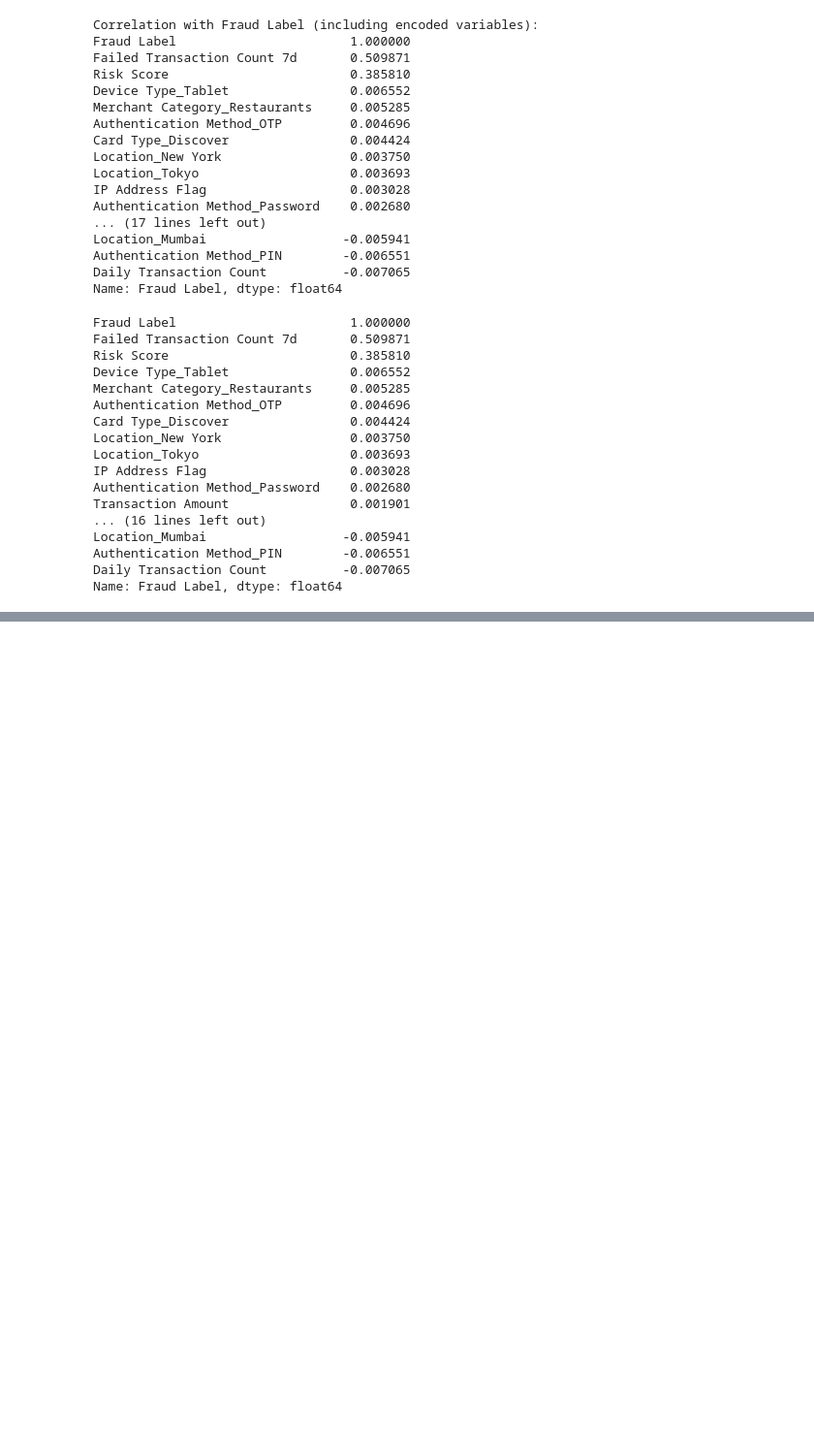
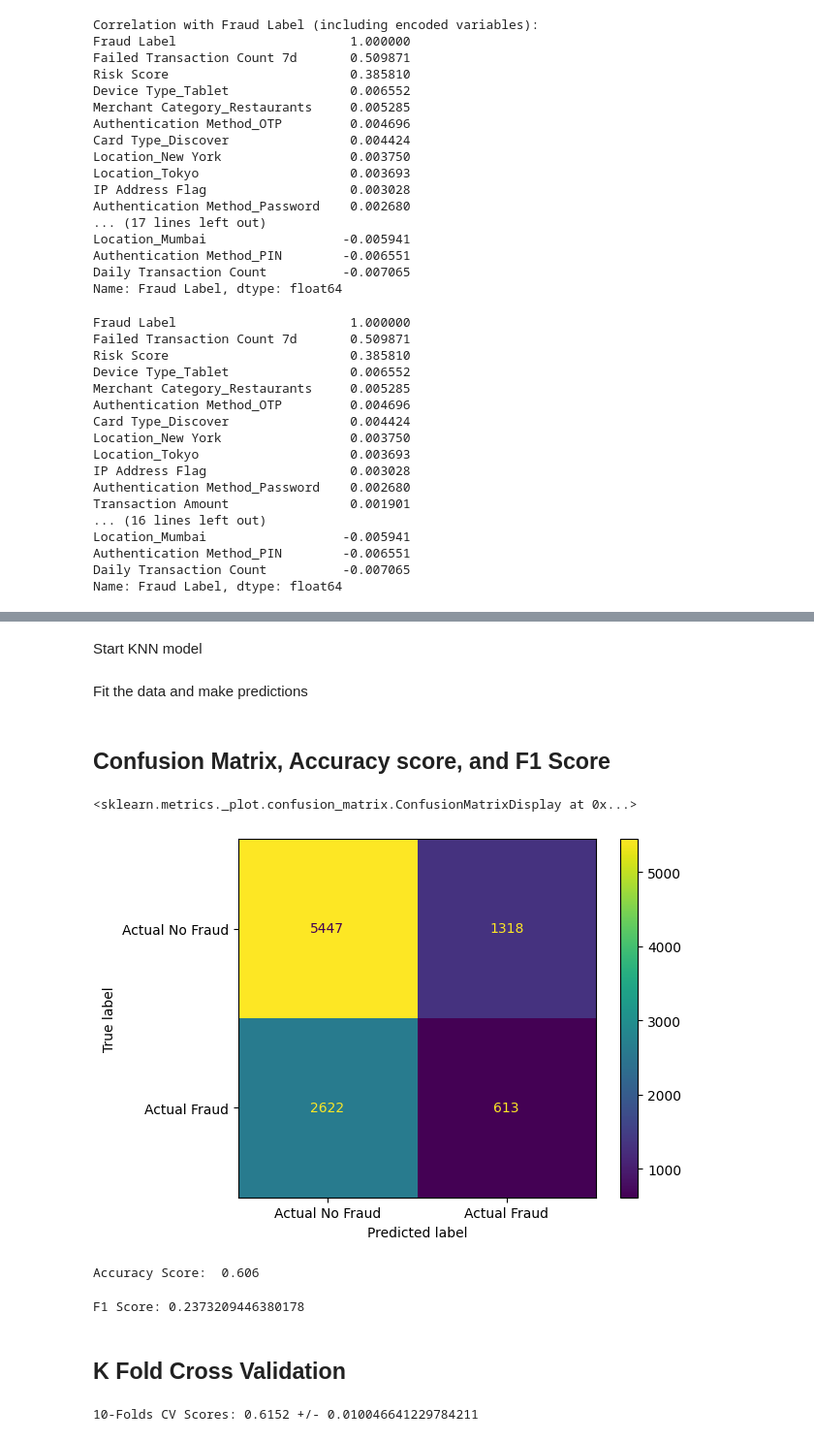
Before and after one commit to adambueno/fraudDetection, a Jupyter notebook: fraudDetection.ipynb, the cells around one changed output, grey strips where cells are left out. Shown at 97% size. Drawn from its saved outputs; the diff is of its cells as text; code cells hidden in the pictures; blank space fills up the shorter version.

```diff
--- a/fraudDetection.ipynb
+++ b/fraudDetection.ipynb
@@ -451,0 +535,4 @@ As previously established, The best two features for detecting Fraud (Fraud Labe
+# %%
+features = fraud_df.drop('Fraud Label', axis = 1)
+features = features.select_dtypes(exclude=['object'])
+label = fraud_df['Fraud Label']
@@ -451,0 +541,37 @@ As previously established, The best two features for detecting Fraud (Fraud Labe
+# %%
+X_train, X_test, y_train, y_test = model_selection.train_test_split(features, label, test_size = 0.2, random_state = 42)
+# %% [markdown]
+Start KNN model
+# %%
+model = KNeighborsClassifier(n_neighbors = 5)
+# %% [markdown]
+Fit the data and make predictions
+# %%
+model.fit(X_train, y_train)
+pred = model.predict(X_test)
+# %% [markdown]
+## Confusion Matrix, Accuracy score, and F1 Score
+# %%
+metrics.ConfusionMatrixDisplay.from_predictions(y_test, pred, display_labels=['Actual No Fraud', 'Actual Fraud'])
+# %% [output]
+<sklearn.metrics._plot.confusion_matrix.ConfusionMatrixDisplay at 0x...>
+[figure, added]
+# %%
+print("Accuracy Score: ", metrics.accuracy_score(y_test, pred))
+# %% [output]
+Accuracy Score:  0.606
+# %%
+f1 = metrics.f1_score(y_test, pred)
+
+print(f"F1 Score: {f1}")
+# %% [output]
+F1 Score: 0.2373209446380178
+# %% [markdown]
+## K Fold Cross Validation
+# %%
+knn_5 = KNeighborsClassifier(n_neighbors = 5)
+
+scores_5 = model_selection.cross_val_score(knn_5, X_train, y_train, cv = 10)
+print("10-Folds CV Scores: " + str(scores_5.mean()) + " +/- " + str(scores_5.std()))
+# %% [output]
+10-Folds CV Scores: 0.6152 +/- 0.010046641229784211
```
Also changed, not shown: parts of 54 cells of this notebook.
